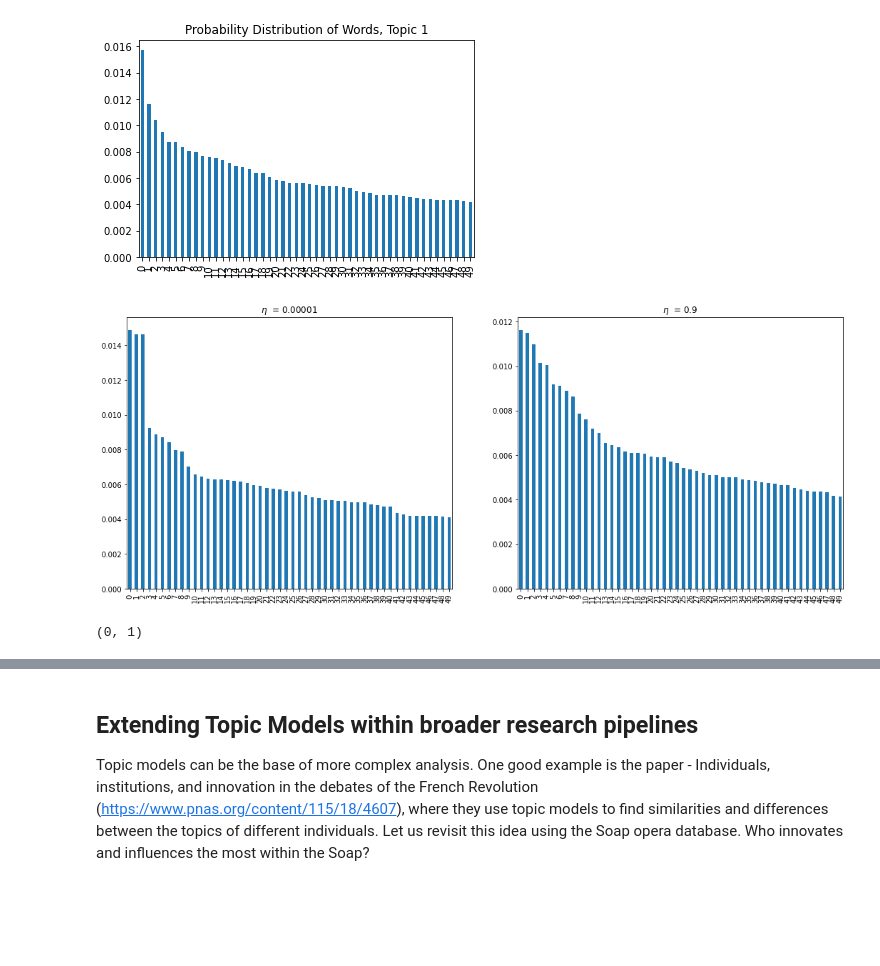
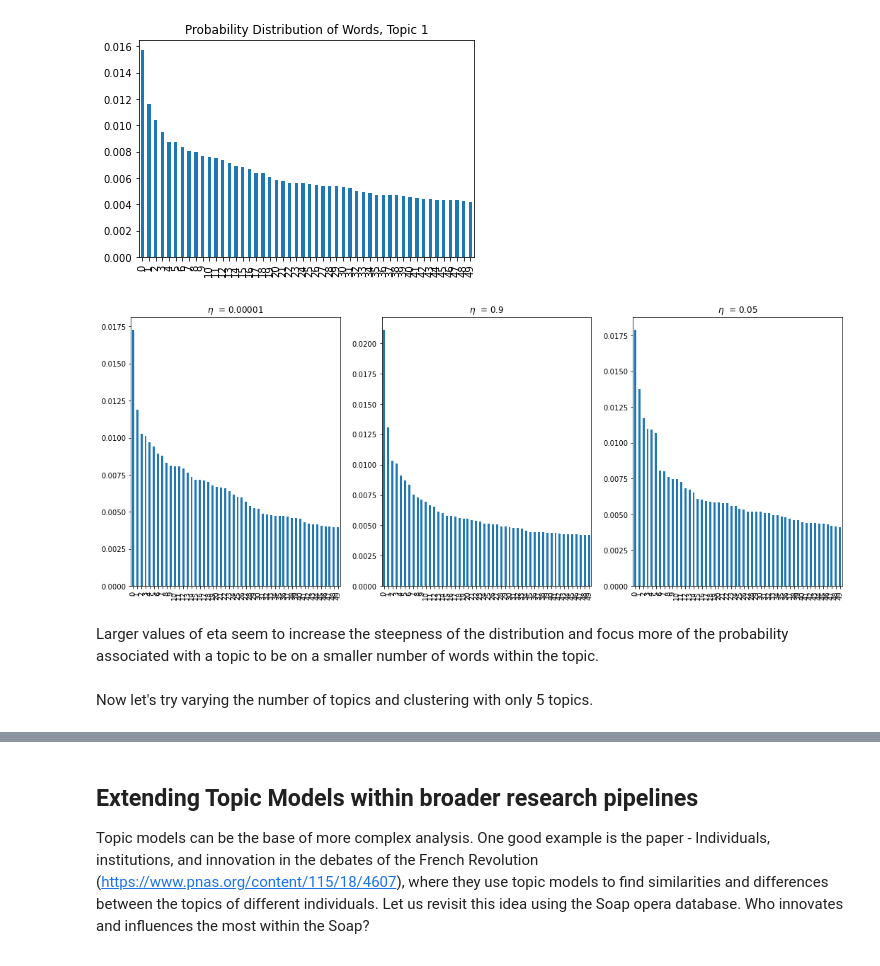
Before and after one commit to lilygrier/Homework-Notebooks, a Jupyter notebook: week-6/6-Discovering-Patterns-Clusters-and-Topics_lilygrier.ipynb, the cells around one changed output, grey strips where cells are left out. Cells and saved outputs as stored; diff of their text form; code cells hidden in the pictures; blank space fills up the shorter version.

```diff
--- a/week-6/6-Discovering-Patterns-Clusters-and-Topics_lilygrier.ipynb
+++ b/week-6/6-Discovering-Patterns-Clusters-and-Topics_lilygrier.ipynb
@@ -1649,16 +1691,24 @@ execlda2 = gensim.models.ldamodel.LdaModel(corpus=execmm, id2word=dictionary, nu
 # %%
+# change eta values
+execlda1 = gensim.models.ldamodel.LdaModel(corpus=execmm, id2word=dictionary, num_topics=10, eta = 0.00001)
+execlda2 = gensim.models.ldamodel.LdaModel(corpus=execmm, id2word=dictionary, num_topics=10, eta = 0.9)
+execlda3 = gensim.models.ldamodel.LdaModel(corpus=execmm, id2word=dictionary, num_topics=10, eta = 0.05)
+
 topic11_df = pandas.DataFrame(execlda1.show_topic(1, topn=50))
 topic21_df = pandas.DataFrame(execlda2.show_topic(1, topn=50))
+topic31_df = pandas.DataFrame(execlda3.show_topic(1, topn=50))
 
-fig, (ax1, ax2) = plt.subplots(1, 2)
+
+fig, (ax1, ax2, ax3) = plt.subplots(1, 3)
 fig.set_size_inches(18, 7)
 topic11_df.plot.bar(legend = False, ax = ax1, title = '$\eta$  = 0.00001')
 topic21_df.plot.bar(legend = False, ax = ax2, title = '$\eta$  = 0.9')
+topic31_df.plot.bar(legend = False, ax = ax3, title = '$\eta$  = 0.05')
+
 plt.show()
 # %% [output]
-[figure, old version]
+[figure, new version]
-# %%
-len(corpus)
-corpus[0][0]
-# %% [output]
-(0, 1)
+# %% [markdown]
+Larger values of eta seem to increase the steepness of the distribution and focus more of the probability associated with a topic to be on a smaller number of words within the topic.
+# %% [markdown]
+Now let's try varying the number of topics and clustering with only 5 topics.
```
Also changed, not shown: parts of 30 cells of this notebook.
